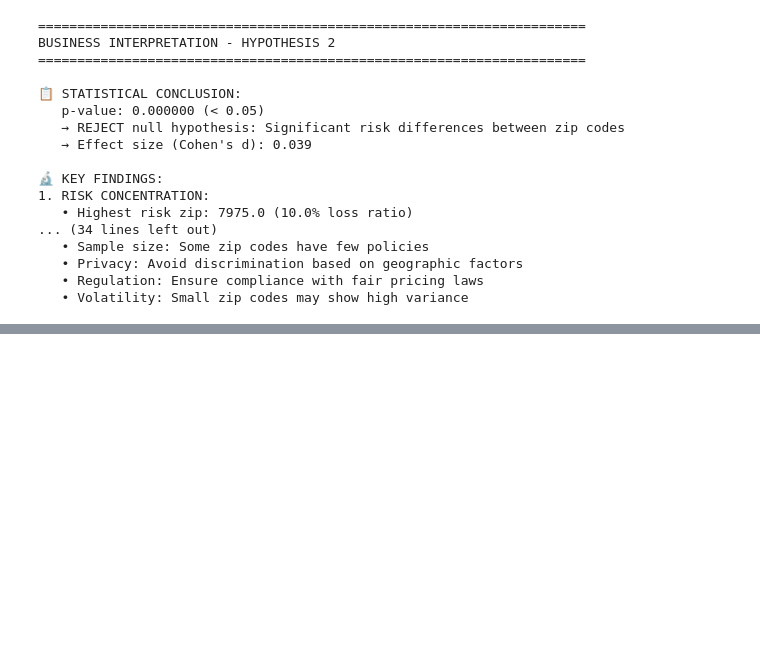
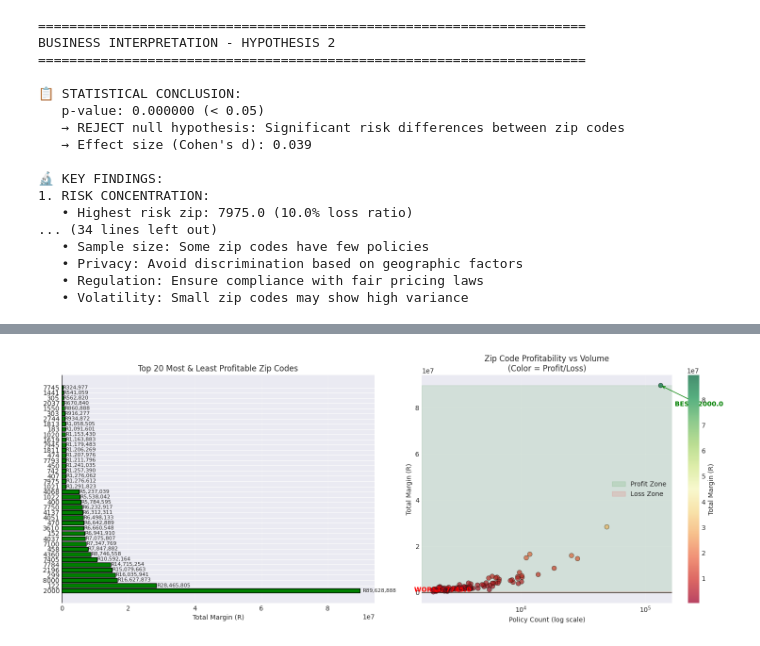
Before and after one commit to Avicci-b/Insurance-risk-analytics, a Jupyter notebook: notebooks/Task3_Hypothesis_Testing.ipynb, the cells around one changed output, grey strips where cells are left out. Drawn from its saved outputs; the diff is of its cells as text; code cells hidden in the pictures; blank space fills up the shorter version.

Commit message:
Hypothesis 3 - Zip code profitability differences analysis completed

```diff
--- a/notebooks/Task3_Hypothesis_Testing.ipynb
+++ b/notebooks/Task3_Hypothesis_Testing.ipynb
@@ -704,0 +917,81 @@ BUSINESS INTERPRETATION - HYPOTHESIS 2
+# %%
+# VISUALIZATION - ZIP CODE PROFITABILITY
+print("\n" + "="*70)
+print("VISUALIZING ZIP CODE PROFITABILITY DISTRIBUTION")
+print("="*70)
+
+fig, axes = plt.subplots(1, 2, figsize=(15, 6))
+
+# Plot 1: Total Margin by Zip Code (Top 20)
+top_20_profit = zip_profit_df.nlargest(20, 'TotalMargin')
+bottom_20_profit = zip_profit_df.nsmallest(20, 'TotalMargin')
+
+# Combine for visualization
+combined = pd.concat([top_20_profit, bottom_20_profit])
+combined = combined.sort_values('TotalMargin', ascending=False)
+
+colors_bars = ['green' if x > 0 else 'red' for x in combined['TotalMargin']]
+bars = axes[0].barh(range(len(combined)), combined['TotalMargin'], color=colors_bars, edgecolor='black')
+axes[0].axvline(x=0, color='black', linewidth=1)
+axes[0].set_yticks(range(len(combined)))
+axes[0].set_yticklabels(combined['PostalCode'])
+axes[0].set_xlabel('Total Margin (R)')
+axes[0].set_title('Top 20 Most & Least Profitable Zip Codes')
+axes[0].grid(True, alpha=0.3, axis='x')
+
+# Add value labels
+for i, (bar, margin) in enumerate(zip(bars, combined['TotalMargin'])):
+    if margin >= 0:
+        axes[0].text(bar.get_width() + bar.get_width()*0.01, bar.get_y() + bar.get_height()/2,
+                    f'R{margin:,.0f}', va='center', fontsize=8)
+    else:
+        axes[0].text(bar.get_width() - abs(bar.get_width())*0.05, bar.get_y() + bar.get_height()/2,
+                    f'R{margin:,.0f}', va='center', fontsize=8, ha='right')
+
+# Plot 2: Margin vs Policy Count Scatter
+scatter = axes[1].scatter(zip_profit_df['PolicyCount'],
+                         zip_profit_df['TotalMargin'],
+                         c=zip_profit_df['TotalMargin'],
+                         cmap='RdYlGn',
+                         alpha=0.7,
+                         s=50,
+                         edgecolors='black',
+                         linewidth=0.5)
+
+axes[1].axhline(y=0, color='black', linestyle='-', alpha=0.5)
+axes[1].set_xlabel('Policy Count (log scale)')
+axes[1].set_ylabel('Total Margin (R)')
+axes[1].set_xscale('log')
+axes[1].set_title('Zip Code Profitability vs Volume\n(Color = Profit/Loss)')
+axes[1].grid(True, alpha=0.3)
+
+# Add profit/loss zones
+axes[1].axhspan(ymin=0, ymax=zip_profit_df['TotalMargin'].max(), alpha=0.1, color='green', label='Profit Zone')
+axes[1].axhspan(ymin=zip_profit_df['TotalMargin'].min(), ymax=0, alpha=0.1, color='red', label='Loss Zone')
+axes[1].legend()
+
+# Highlight extreme cases
+if len(most_profitable) > 0 and len(least_profitable) > 0:
+    # Highlight most profitable
+    best = most_profitable.iloc[0]
+    axes[1].annotate(f"BEST: {best['PostalCode']}",
+                    xy=(best['PolicyCount'], best['TotalMargin']),
+                    xytext=(best['PolicyCount']*1.3, best['TotalMargin'] * 0.9),
+                    arrowprops=dict(arrowstyle='->', color='green'),
+                    fontweight='bold', color='green')
+
+    # Highlight least profitable
+    worst = least_profitable.iloc[0]
+    axes[1].annotate(f"WORST: {worst['PostalCode']}",
+                    xy=(worst['PolicyCount'], worst['TotalMargin']),
+                    xytext=(worst['PolicyCount']*0.7, worst['TotalMargin'] * 1.1),
+                    arrowprops=dict(arrowstyle='->', color='red'),
+                    fontweight='bold', color='red')
+
+plt.colorbar(scatter, ax=axes[1], label='Total Margin (R)')
+plt.tight_layout()
+plt.savefig('../reports/figures/hypothesis3_zipcode_profitability.png', dpi=300, bbox_inches='tight')
+plt.show()
+
+print(f"📸 Visualization saved: reports/figures/hypothesis3_zipcode_profitability.png")
+# %% [output]
@@ -704,0 +1001 @@ BUSINESS INTERPRETATION - HYPOTHESIS 2
+[figure, added]
```
Also changed, not shown: parts of 11 cells of this notebook.
